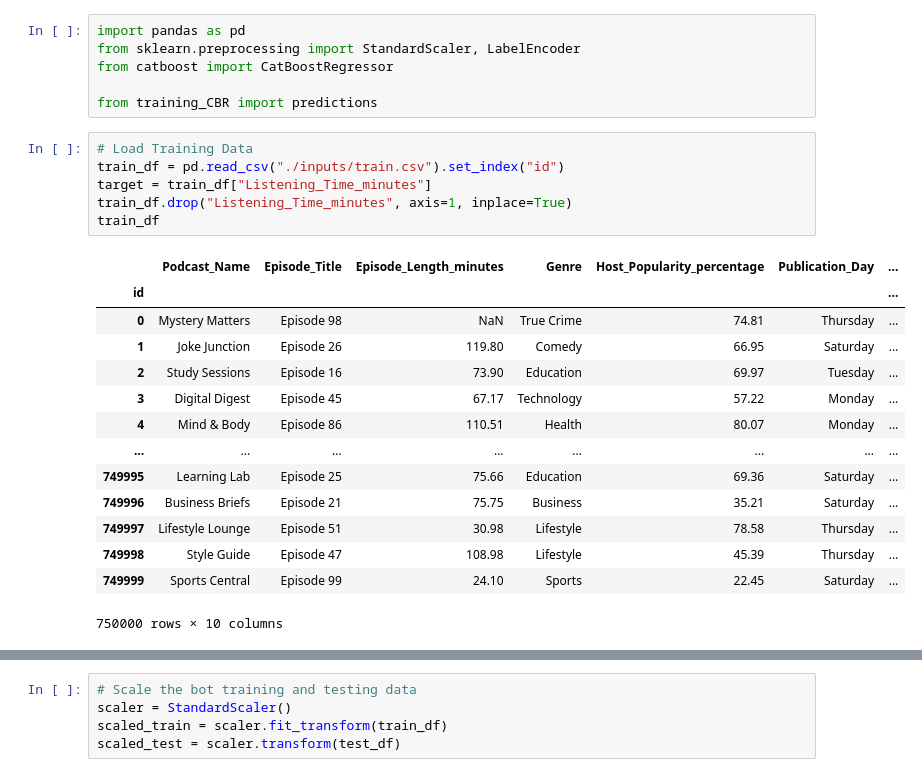
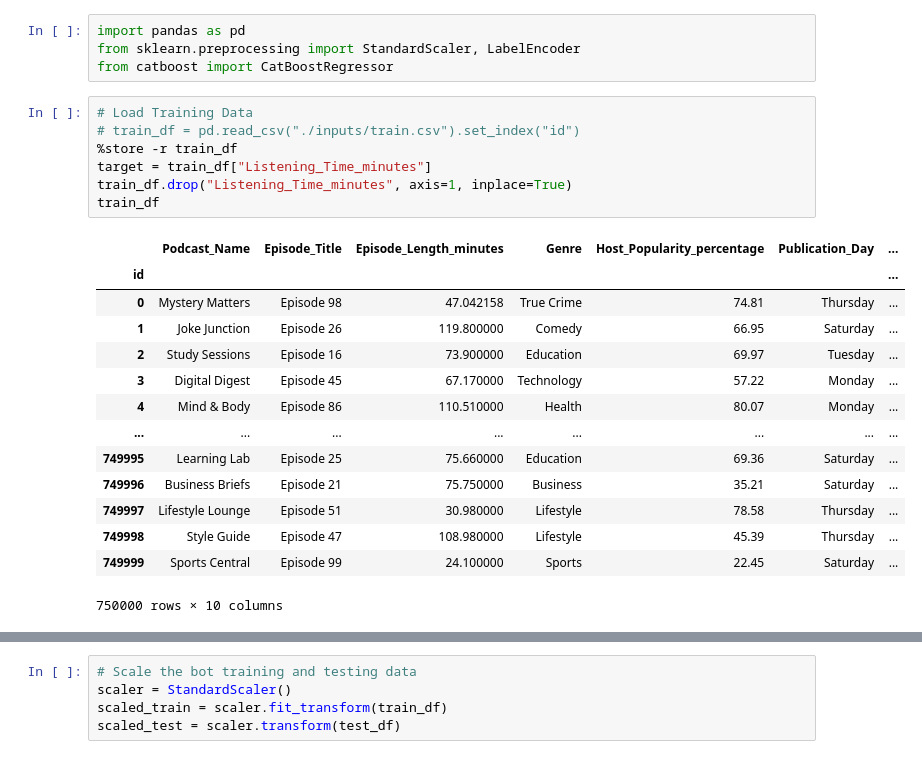
Before and after one commit to Keroshi/Kaggle-Podcast-Listening-Time-Prediction, a Jupyter notebook: training_actual.ipynb, the cells around one changed output, grey strips where cells are left out. Cells and saved outputs as stored; diff of their text form.

```diff
--- a/training_actual.ipynb
+++ b/training_actual.ipynb
@@ -2,28 +2,27 @@
 import pandas as pd
 from sklearn.preprocessing import StandardScaler, LabelEncoder
 from catboost import CatBoostRegressor
-
-from training_CBR import predictions
 # %%
 # Load Training Data
-train_df = pd.read_csv("./inputs/train.csv").set_index("id")
+# train_df = pd.read_csv("./inputs/train.csv").set_index("id")
+%store -r train_df
 target = train_df["Listening_Time_minutes"]
 train_df.drop("Listening_Time_minutes", axis=1, inplace=True)
 train_df
 # %% [output]
 |  | Podcast_Name | Episode_Title | Episode_Length_minutes | Genre | Host_Popularity_percentage | Publication_Day | ... |
 | id |  |  |  |  |  |  | ... |
-| 0 | Mystery Matters | Episode 98 | NaN | True Crime | 74.81 | Thursday | ... |
-| 1 | Joke Junction | Episode 26 | 119.80 | Comedy | 66.95 | Saturday | ... |
-| 2 | Study Sessions | Episode 16 | 73.90 | Education | 69.97 | Tuesday | ... |
-| 3 | Digital Digest | Episode 45 | 67.17 | Technology | 57.22 | Monday | ... |
-| 4 | Mind & Body | Episode 86 | 110.51 | Health | 80.07 | Monday | ... |
+| 0 | Mystery Matters | Episode 98 | 47.042158 | True Crime | 74.81 | Thursday | ... |
+| 1 | Joke Junction | Episode 26 | 119.800000 | Comedy | 66.95 | Saturday | ... |
+| 2 | Study Sessions | Episode 16 | 73.900000 | Education | 69.97 | Tuesday | ... |
+| 3 | Digital Digest | Episode 45 | 67.170000 | Technology | 57.22 | Monday | ... |
+| 4 | Mind & Body | Episode 86 | 110.510000 | Health | 80.07 | Monday | ... |
 | ... | ... | ... | ... | ... | ... | ... | ... |
-| 749995 | Learning Lab | Episode 25 | 75.66 | Education | 69.36 | Saturday | ... |
-| 749996 | Business Briefs | Episode 21 | 75.75 | Business | 35.21 | Saturday | ... |
-| 749997 | Lifestyle Lounge | Episode 51 | 30.98 | Lifestyle | 78.58 | Thursday | ... |
-| 749998 | Style Guide | Episode 47 | 108.98 | Lifestyle | 45.39 | Thursday | ... |
-| 749999 | Sports Central | Episode 99 | 24.10 | Sports | 22.45 | Saturday | ... |
+| 749995 | Learning Lab | Episode 25 | 75.660000 | Education | 69.36 | Saturday | ... |
+| 749996 | Business Briefs | Episode 21 | 75.750000 | Business | 35.21 | Saturday | ... |
+| 749997 | Lifestyle Lounge | Episode 51 | 30.980000 | Lifestyle | 78.58 | Thursday | ... |
+| 749998 | Style Guide | Episode 47 | 108.980000 | Lifestyle | 45.39 | Thursday | ... |
+| 749999 | Sports Central | Episode 99 | 24.100000 | Sports | 22.45 | Saturday | ... |
 750000 rows × 10 columns
 # %%
 # Load Testing Data
```
Also changed, not shown: parts of 5 cells of this notebook, 10 other files.
